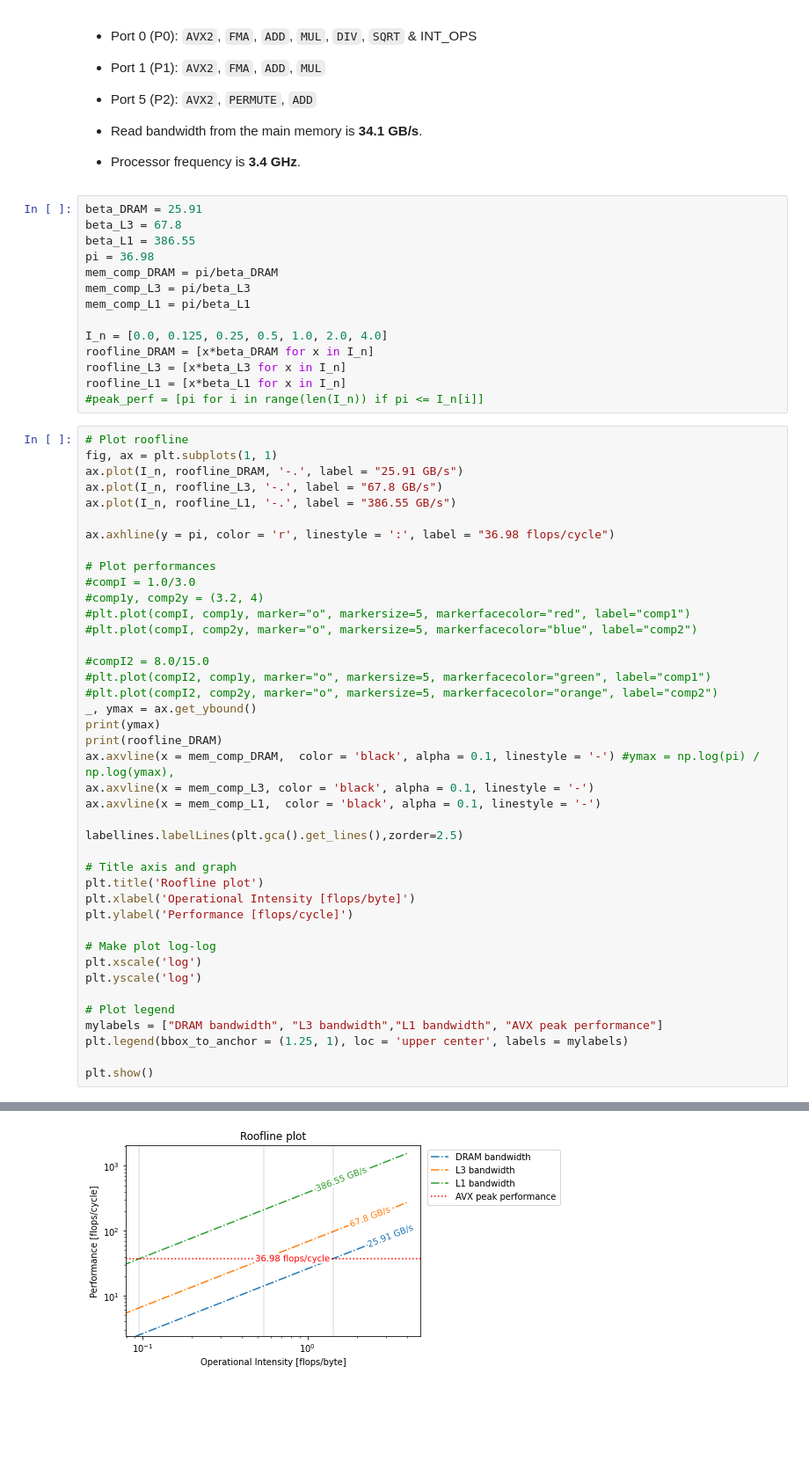
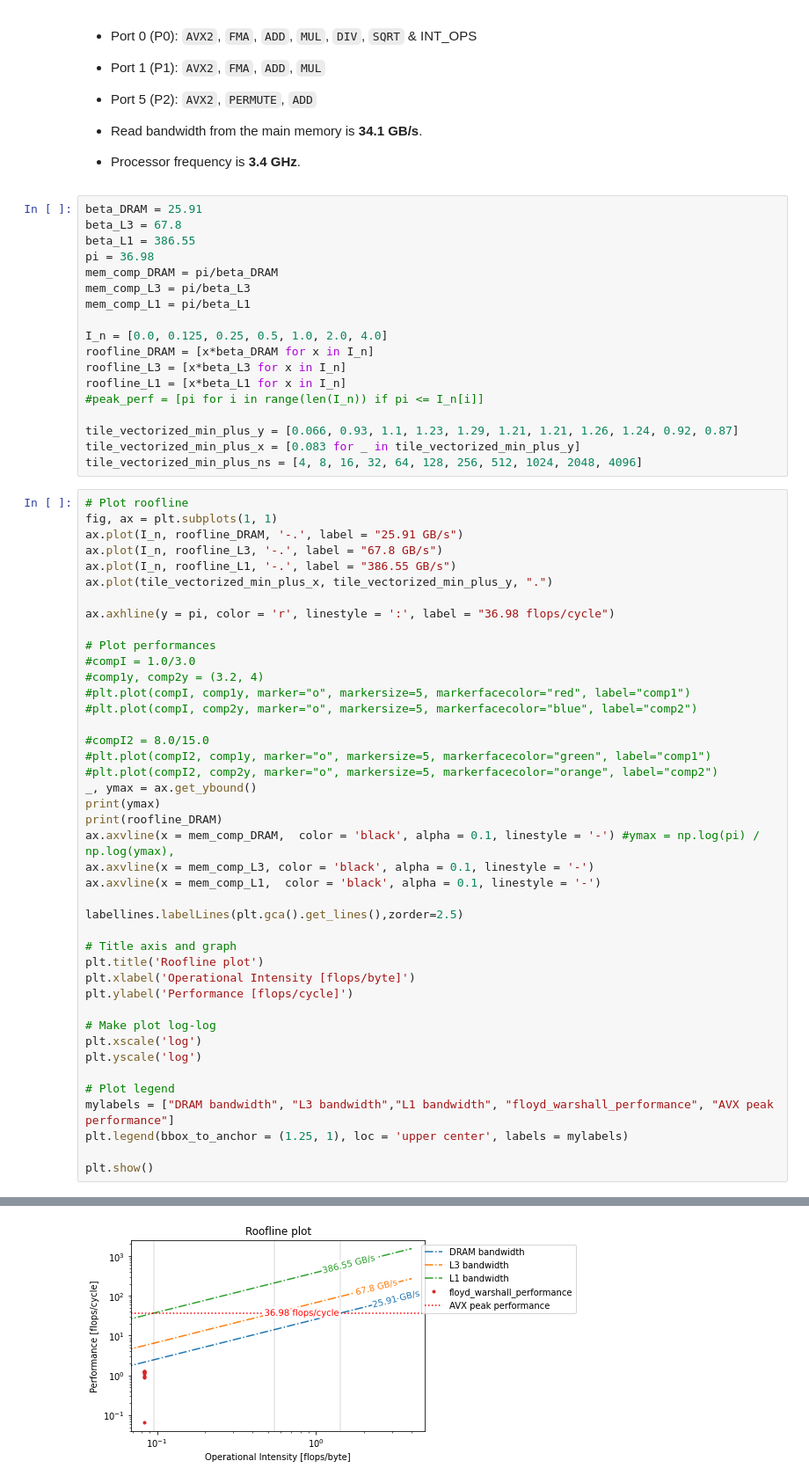
Before and after one commit to Sh-Anand/Fast-Generalized-Floyd-Warshall, a Jupyter notebook: roofline.ipynb, the cells around one changed output, grey strips where cells are left out. Shown: that part at 88% size. Cells and saved outputs as stored; diff of their text form; blank space fills up the shorter version.

```diff
--- a/roofline.ipynb
+++ b/roofline.ipynb
@@ -33,12 +33,17 @@ roofline_DRAM = [x*beta_DRAM for x in I_n]
 roofline_L3 = [x*beta_L3 for x in I_n]
 roofline_L1 = [x*beta_L1 for x in I_n]
 #peak_perf = [pi for i in range(len(I_n)) if pi <= I_n[i]]
+
+tile_vectorized_min_plus_y = [0.066, 0.93, 1.1, 1.23, 1.29, 1.21, 1.21, 1.26, 1.24, 0.92, 0.87]
+tile_vectorized_min_plus_x = [0.083 for _ in tile_vectorized_min_plus_y]
+tile_vectorized_min_plus_ns = [4, 8, 16, 32, 64, 128, 256, 512, 1024, 2048, 4096]
 # %%
 # Plot roofline
 fig, ax = plt.subplots(1, 1)
 ax.plot(I_n, roofline_DRAM, '-.', label = "25.91 GB/s")
 ax.plot(I_n, roofline_L3, '-.', label = "67.8 GB/s")
 ax.plot(I_n, roofline_L1, '-.', label = "386.55 GB/s")
+ax.plot(tile_vectorized_min_plus_x, tile_vectorized_min_plus_y, ".")
 
 ax.axhline(y = pi, color = 'r', linestyle = ':', label = "36.98 flops/cycle")
 
@@ -49,32 +54,32 @@ ax.axhline(y = pi, color = 'r', linestyle = ':', label = "36.98 flops/cycle")
 #plt.plot(compI, comp2y, marker="o", markersize=5, markerfacecolor="blue", label="comp2")
 
 #compI2 = 8.0/15.0
 #plt.plot(compI2, comp1y, marker="o", markersize=5, markerfacecolor="green", label="comp1")
 #plt.plot(compI2, comp2y, marker="o", markersize=5, markerfacecolor="orange", label="comp2")
 _, ymax = ax.get_ybound()
 print(ymax)
 print(roofline_DRAM)
 ax.axvline(x = mem_comp_DRAM,  color = 'black', alpha = 0.1, linestyle = '-') #ymax = np.log(pi) / np.log(ymax),
 ax.axvline(x = mem_comp_L3, color = 'black', alpha = 0.1, linestyle = '-')
 ax.axvline(x = mem_comp_L1,  color = 'black', alpha = 0.1, linestyle = '-')
 
 labellines.labelLines(plt.gca().get_lines(),zorder=2.5)
 
 # Title axis and graph
 plt.title('Roofline plot')
 plt.xlabel('Operational Intensity [flops/byte]')
 plt.ylabel('Performance [flops/cycle]')
 
 # Make plot log-log
 plt.xscale('log')
 plt.yscale('log')
 
 # Plot legend
-mylabels = ["DRAM bandwidth", "L3 bandwidth","L1 bandwidth", "AVX peak performance"]
+mylabels = ["DRAM bandwidth", "L3 bandwidth","L1 bandwidth", "floyd_warshall_performance", "AVX peak performance"]
 plt.legend(bbox_to_anchor = (1.25, 1), loc = 'upper center', labels = mylabels)
 
 plt.show()
 # %% [output]
 1623.51
 [0.0, 3.23875, 6.4775, 12.955, 25.91, 51.82, 103.64]
-[figure, old version]
+[figure, new version]
```
Also changed, not shown: 1 other file.
